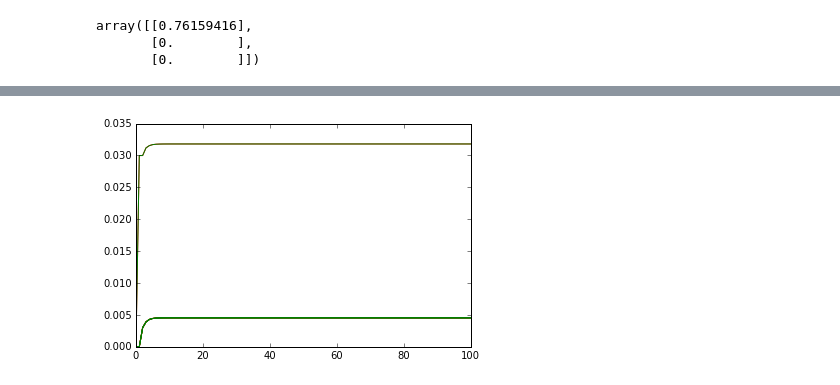
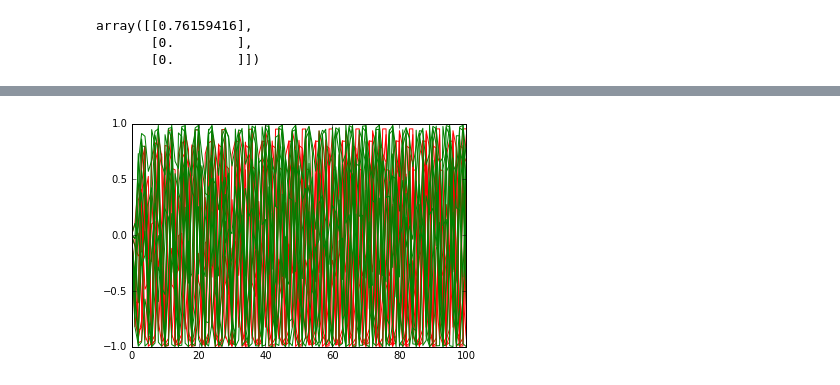
Before and after one commit to AdamRTomkins/vision_networks, a Jupyter notebook: vision_networks/GraphESN.ipynb, the cells around one changed output, grey strips where cells are left out. Cells and saved outputs as stored; diff of their text form; code cells hidden in the pictures.

Commit message:
Update Graph Test

```diff
--- a/vision_networks/GraphESN.ipynb
+++ b/vision_networks/GraphESN.ipynb
@@ -131,39 +129,39 @@ class GraphESN():
 # %%
 n_inputs = 2
-n_reservoir = 5
+n_reservoir = 10
 n_steps = 100
-rand = False
+rand = True
 
 x = SimpleESN(n_inputs,n_reservoir)
 
 
 if rand:
     x.W = 2*np.random.rand(x.W.shape[0],x.W.shape[1])-1
     x.I = 2*np.random.rand(x.I.shape[0],x.I.shape[1])-1
     x.WInputs = 2*np.random.rand(x.WInputs.shape[0],x.WInputs.shape[1])-1
 
 
 else:
     x.W = -(np.eye(n_reservoir,n_reservoir)-1) * 0.1
 
     x.I = np.zeros(x.I.shape)
     x.I[0,0] = 0.1
     x.I[1,0] = 0.3
 
     x.WInputs = np.zeros(x.WInputs.shape) * 0.1
     x.WInputs[1,0] = 0.3
 
 
 # Create Graph based ESN
 g = GraphESN(x)
 
 for i in np.arange(n_steps):
     g._update()
     x._update()
 
 
 plt.plot(np.array(x.states),'r')
 plt.plot(np.array(g.states),'g')
 plt.show()
 # %% [output]
-[figure, old version]
+[figure, new version]
```
Also changed, not shown: parts of 1 cell of this notebook.
